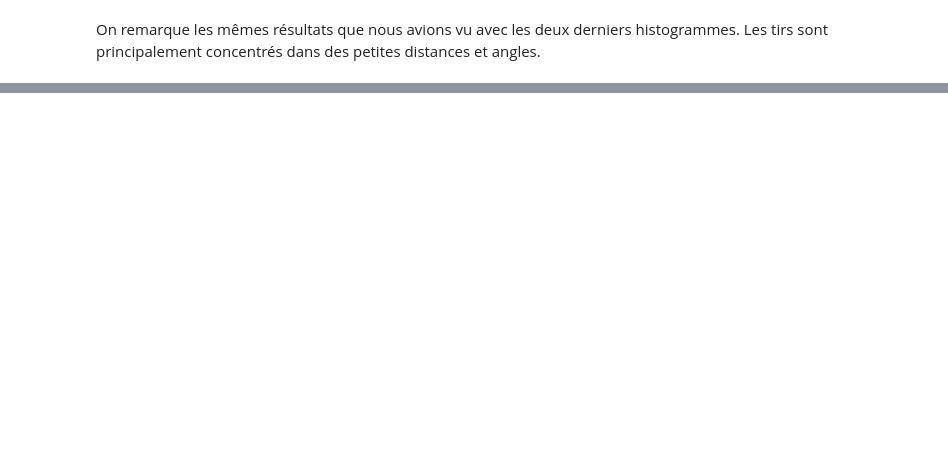
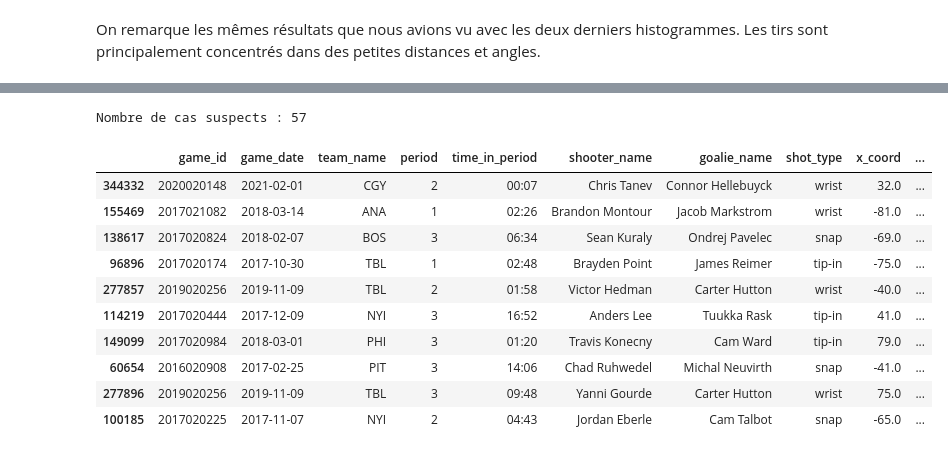
Before and after one commit to Tong3410976/IFT3700_Projet1, a Jupyter notebook: notebooks/06_feature_engineering_1.ipynb, the cells around one changed output, grey strips where cells are left out. Cells and saved outputs as stored; diff of their text form; code cells hidden in the pictures; blank space fills up the shorter version.

```diff
--- a/notebooks/06_feature_engineering_1.ipynb
+++ b/notebooks/06_feature_engineering_1.ipynb
@@ -178,0 +326,19 @@ On remarque les mêmes résultats que nous avions vu avec les deux derniers hist
+# %%
+anomalies = train_df[(train_df["shot_distance"] > 100) & (train_df["is_goal"] == 1) & (train_df["empty_net"] == False)]
+print(f"Nombre de cas suspects : {len(anomalies)}")
+
+# On va garder les colonnes les plus pertinentes pour détecter une anomalie :
+anomalies[['game_id', 'game_date', 'team_name', 'period', 'time_in_period', 'shooter_name', 'goalie_name', 'shot_type', 'x_coord', 'y_coord', 'shot_distance']].head(10)
+# %% [output]
+Nombre de cas suspects : 57
+|  | game_id | game_date | team_name | period | time_in_period | shooter_name | goalie_name | shot_type | x_coord | ... |
+| 344332 | 2020020148 | 2021-02-01 | CGY | 2 | 00:07 | Chris Tanev | Connor Hellebuyck | wrist | 32.0 | ... |
+| 155469 | 2017021082 | 2018-03-14 | ANA | 1 | 02:26 | Brandon Montour | Jacob Markstrom | wrist | -81.0 | ... |
+| 138617 | 2017020824 | 2018-02-07 | BOS | 3 | 06:34 | Sean Kuraly | Ondrej Pavelec | snap | -69.0 | ... |
+| 96896 | 2017020174 | 2017-10-30 | TBL | 1 | 02:48 | Brayden Point | James Reimer | tip-in | -75.0 | ... |
+| 277857 | 2019020256 | 2019-11-09 | TBL | 2 | 01:58 | Victor Hedman | Carter Hutton | wrist | -40.0 | ... |
+| 114219 | 2017020444 | 2017-12-09 | NYI | 3 | 16:52 | Anders Lee | Tuukka Rask | tip-in | 41.0 | ... |
+| 149099 | 2017020984 | 2018-03-01 | PHI | 3 | 01:20 | Travis Konecny | Cam Ward | tip-in | 79.0 | ... |
+| 60654 | 2016020908 | 2017-02-25 | PIT | 3 | 14:06 | Chad Ruhwedel | Michal Neuvirth | snap | -41.0 | ... |
+| 277896 | 2019020256 | 2019-11-09 | TBL | 3 | 09:48 | Yanni Gourde | Carter Hutton | wrist | 75.0 | ... |
+| 100185 | 2017020225 | 2017-11-07 | NYI | 2 | 04:43 | Jordan Eberle | Cam Talbot | snap | -65.0 | ... |
```
Also changed, not shown: parts of 16 cells of this notebook.
